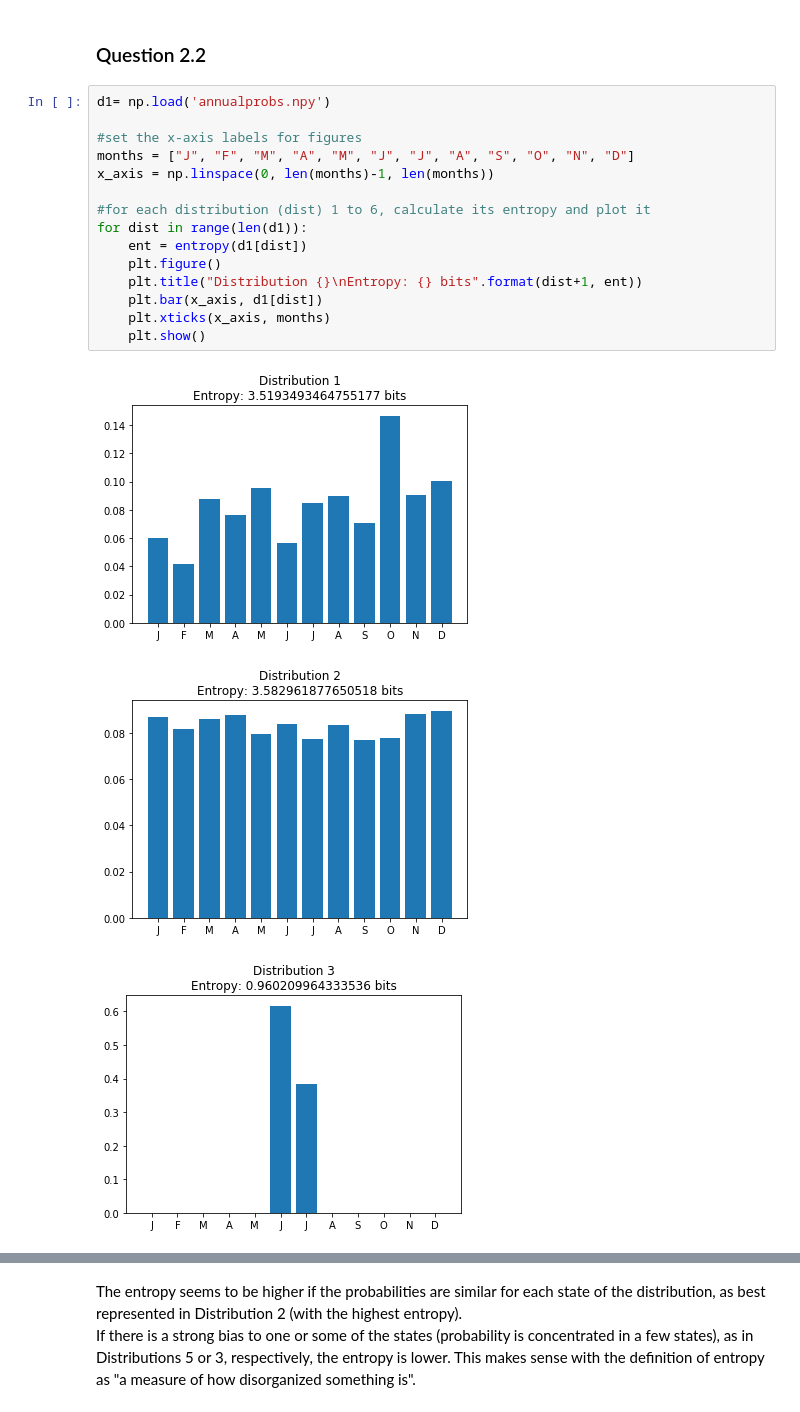
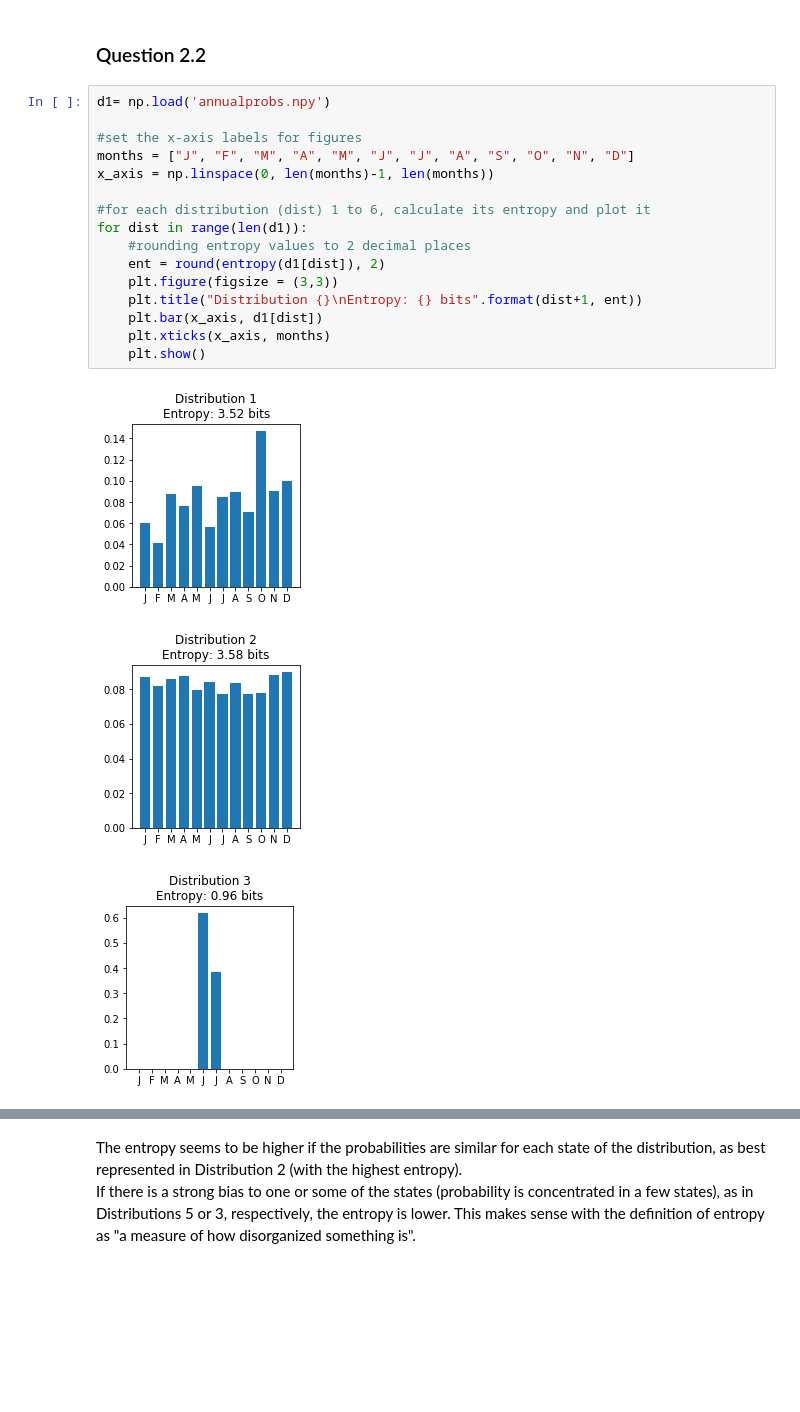
Before and after one commit to Osmago/PSB_Assignment1, a Jupyter notebook: Assignment 1.ipynb, the cells around one changed output, grey strips where cells are left out. Drawn from its saved outputs; the diff is of its cells as text; blank space fills up the shorter version.

```diff
--- a/Assignment 1.ipynb
+++ b/Assignment 1.ipynb
@@ -82,19 +82,20 @@ def entropy(pd):
 # %%
 d1= np.load('annualprobs.npy')
 
 #set the x-axis labels for figures
 months = ["J", "F", "M", "A", "M", "J", "J", "A", "S", "O", "N", "D"]
 x_axis = np.linspace(0, len(months)-1, len(months))
 
 #for each distribution (dist) 1 to 6, calculate its entropy and plot it
 for dist in range(len(d1)):
-    ent = entropy(d1[dist])
-    plt.figure()
+    #rounding entropy values to 2 decimal places
+    ent = round(entropy(d1[dist]), 2)
+    plt.figure(figsize = (3,3))
     plt.title("Distribution {}\nEntropy: {} bits".format(dist+1, ent))
     plt.bar(x_axis, d1[dist])
     plt.xticks(x_axis, months)
     plt.show()
 # %% [output]
-[figure, old version]
+[figure, new version]
-[figure, old version]
+[figure, new version]
-[figure, old version]
+[figure, new version]
```
Also changed, not shown: parts of 5 cells of this notebook, 1 other file.
